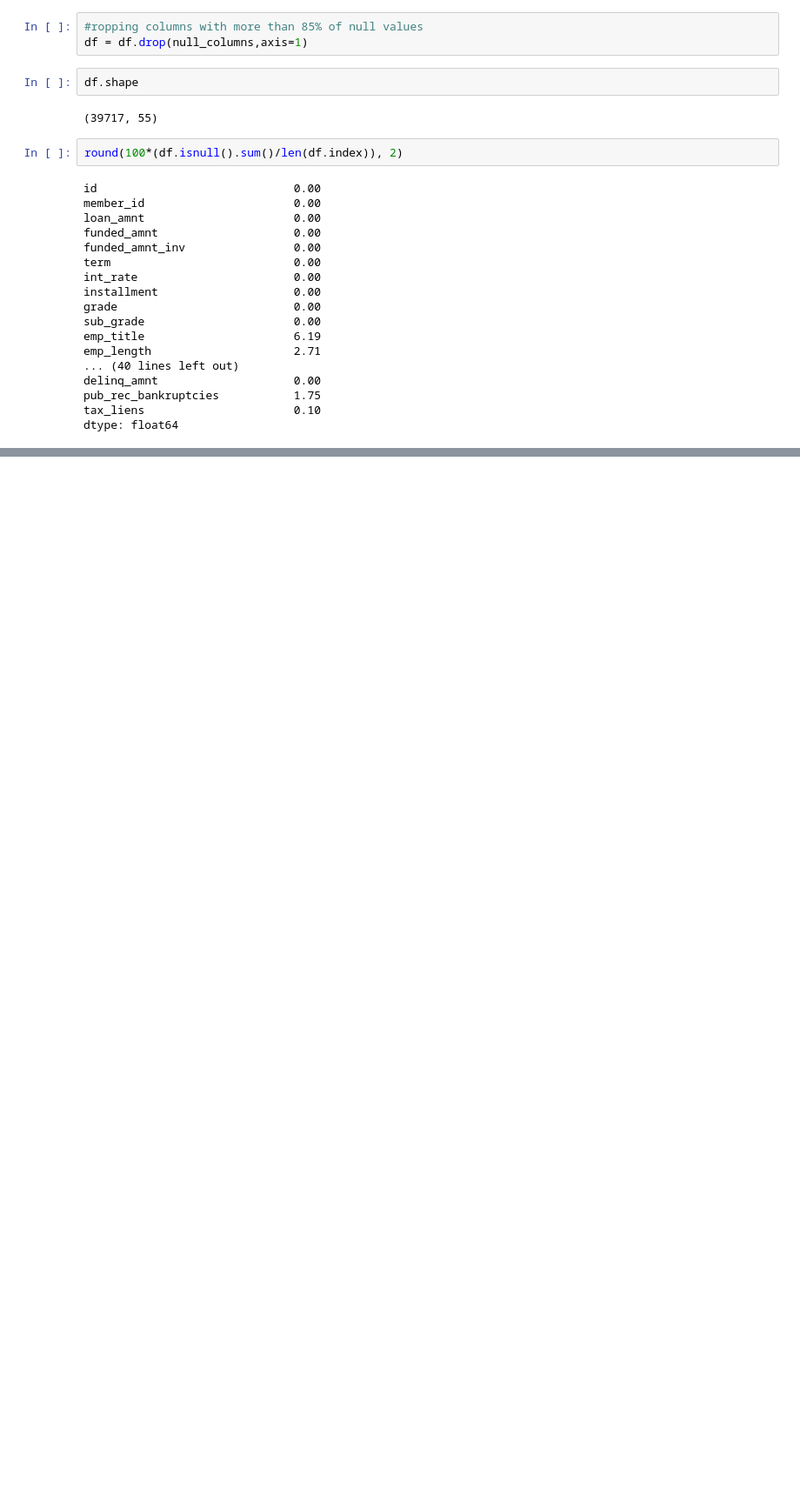
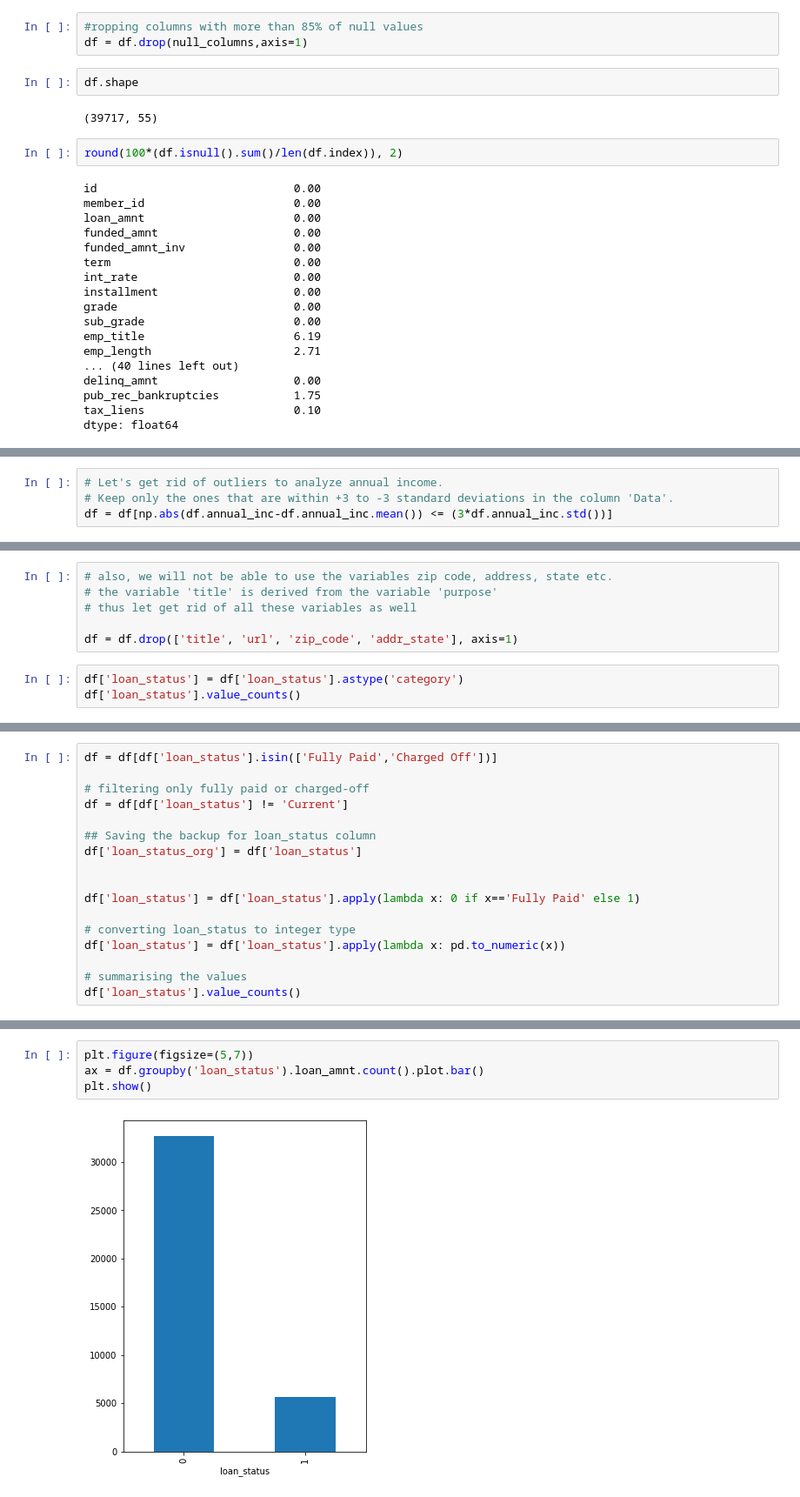
Before and after one commit to parth1595/EDA, a Jupyter notebook: loan_analysis.ipynb, the cells around one changed output, grey strips where cells are left out. Shown at 87% size. Saved outputs shown, nothing was run; the diff lists cells and outputs as text; blank space fills up the shorter version.

```diff
--- a/loan_analysis.ipynb
+++ b/loan_analysis.ipynb
@@ -454,0 +147,4 @@ plotLoanStatus(df_new, 'loan_amnt_bin')
+# %%
+# Let's get rid of outliers to analyze annual income.
+# Keep only the ones that are within +3 to -3 standard deviations in the column 'Data'.
+df = df[np.abs(df.annual_inc-df.annual_inc.mean()) <= (3*df.annual_inc.std())]
@@ -454,0 +209,9 @@ plotLoanStatus(df_new, 'loan_amnt_bin')
+# %%
+# also, we will not be able to use the variables zip code, address, state etc.
+# the variable 'title' is derived from the variable 'purpose'
+# thus let get rid of all these variables as well
+
+df = df.drop(['title', 'url', 'zip_code', 'addr_state'], axis=1)
+# %%
+df['loan_status'] = df['loan_status'].astype('category')
+df['loan_status'].value_counts()
@@ -454,0 +223,17 @@ plotLoanStatus(df_new, 'loan_amnt_bin')
+# %%
+df = df[df['loan_status'].isin(['Fully Paid','Charged Off'])]
+
+# filtering only fully paid or charged-off
+df = df[df['loan_status'] != 'Current']
+
+## Saving the backup for loan_status column
+df['loan_status_org'] = df['loan_status']
+
+
+df['loan_status'] = df['loan_status'].apply(lambda x: 0 if x=='Fully Paid' else 1)
+
+# converting loan_status to integer type
+df['loan_status'] = df['loan_status'].apply(lambda x: pd.to_numeric(x))
+
+# summarising the values
+df['loan_status'].value_counts()
@@ -454,0 +246,6 @@ plotLoanStatus(df_new, 'loan_amnt_bin')
+# %%
+plt.figure(figsize=(5,7))
+ax = df.groupby('loan_status').loan_amnt.count().plot.bar()
+plt.show()
+# %% [output]
+[figure, added]
```
Also changed, not shown: parts of 150 cells of this notebook.
